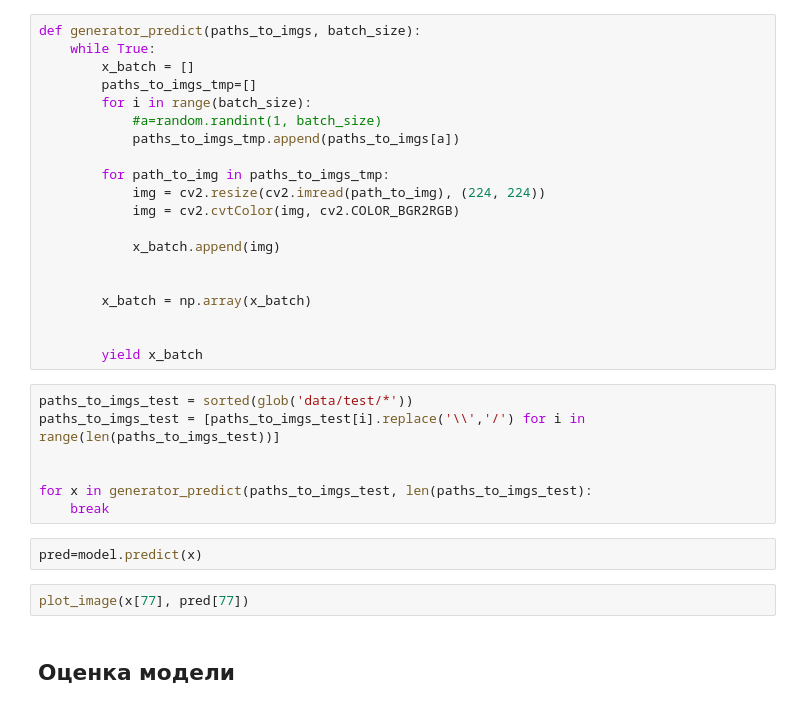
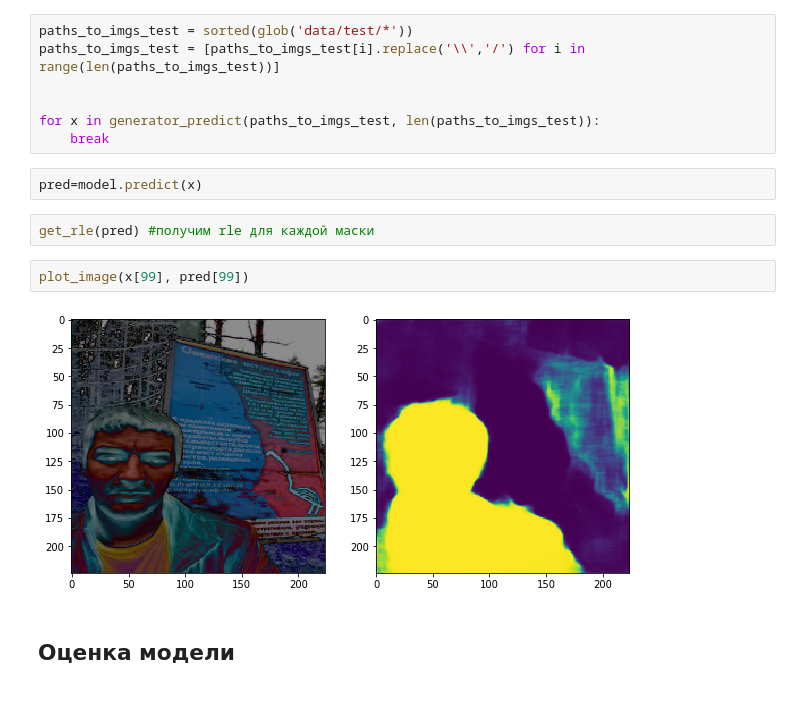
Before and after one commit to WankoLS/Human-Segmentation, a Jupyter notebook: Segmentation_Model.ipynb, the cells around one changed output. Cells and saved outputs as stored; diff of their text form.

```diff
--- a/Segmentation_Model.ipynb
+++ b/Segmentation_Model.ipynb
@@ -158,34 +209,18 @@ model.summary()
-# %%
-def generator_predict(paths_to_imgs, batch_size):
-    while True:
-        x_batch = []
-        paths_to_imgs_tmp=[]
-        for i in range(batch_size):
-            #a=random.randint(1, batch_size)
-            paths_to_imgs_tmp.append(paths_to_imgs[a])
-
-        for path_to_img in paths_to_imgs_tmp:
-            img = cv2.resize(cv2.imread(path_to_img), (224, 224))
-            img = cv2.cvtColor(img, cv2.COLOR_BGR2RGB)
-
-            x_batch.append(img)
-
-
-        x_batch = np.array(x_batch)
-
-
-        yield x_batch
 # %%
 paths_to_imgs_test = sorted(glob('data/test/*'))
 paths_to_imgs_test = [paths_to_imgs_test[i].replace('\\','/') for i in range(len(paths_to_imgs_test))]
 
 
-for x in generator_predict(paths_to_imgs_test, len(paths_to_imgs_test):
+for x in generator_predict(paths_to_imgs_test, len(paths_to_imgs_test)):
     break
 # %%
 pred=model.predict(x)
+# %%
+get_rle(pred) #получим rle для каждой маски
 # %%
-plot_image(x[77], pred[77])
+plot_image(x[99], pred[99])
+# %% [output]
+[figure, added]
 # %% [markdown]
 ## Оценка модели
 # %%
```
Also changed, not shown: parts of 23 cells of this notebook, 5 other files.
